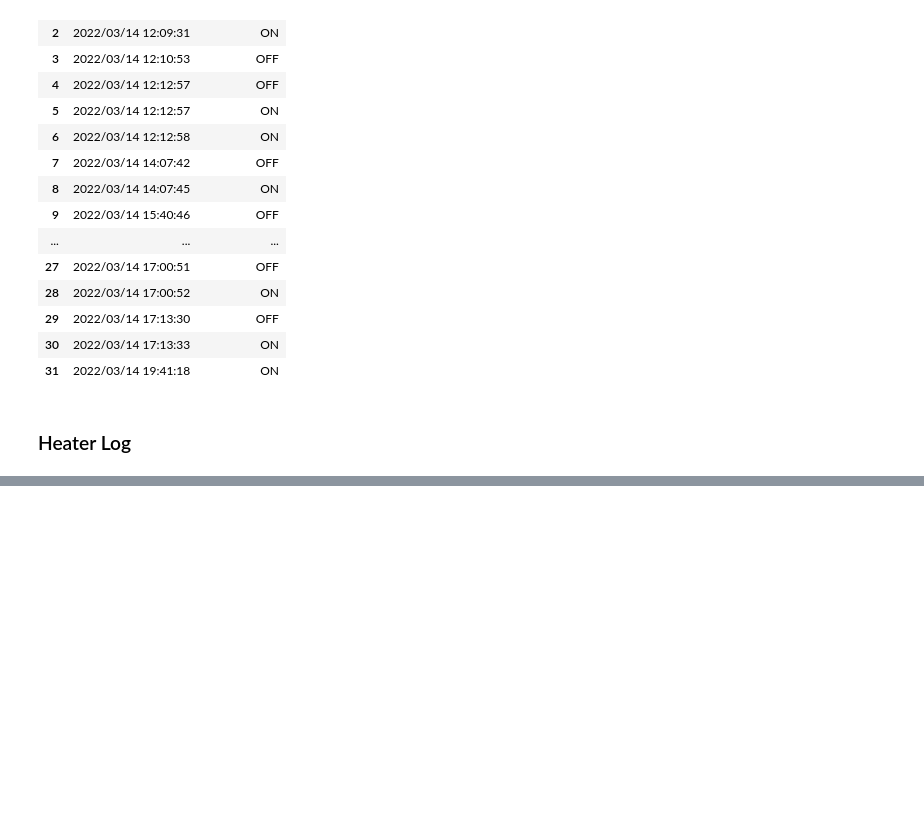
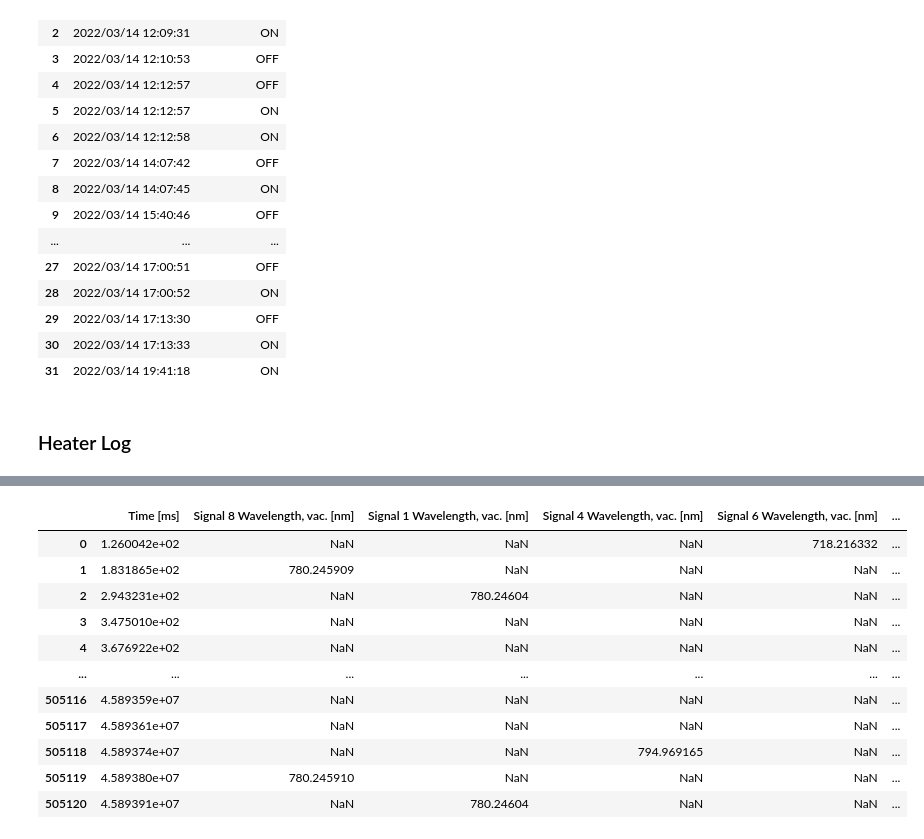
Before and after one commit to romanwixinger/data-engineering-utokyo, a Jupyter notebook: notebooks/data_exploration.ipynb, the cells around one changed output, grey strips where cells are left out. Drawn from its saved outputs; the diff is of its cells as text; code cells hidden in the pictures; blank space fills up the shorter version.

```diff
--- a/notebooks/data_exploration.ipynb
+++ b/notebooks/data_exploration.ipynb
@@ -189,0 +217,87 @@ heater_df = Heater.get_table()
+# %%
+class Laser():
+
+    @classmethod
+    def get_data(cls, filepath: str=location+"15.03.2022, 21.30, 384.22817013 THz.lta") -> pd.DataFrame:
+         return pd.read_csv(filepath_or_buffer=filepath,
+                            skiprows=119,
+                            delimiter="	")
+    @classmethod
+    def get_metadata(cls, filepath: str=location+"15.03.2022, 21.30, 384.22817013 THz.lta"):
+        with open(filepath, newline='', encoding="cp932") as f:
+            reader = csv.reader(f, delimiter="	")
+            metadata_list = list(reader)[:119]
+
+            # Title
+            title_column = ["Title"]
+            title_row = [metadata_list[0][0]]
+
+            # General info
+            gi_columns = [m[0] for m in metadata_list[1:7]]
+            gi_rows = [cls._combine(m[1:]) for m in metadata_list[1:7]]
+
+            # General settings
+            gs_columns = [m[0] for m in metadata_list[9:20]]
+            gs_rows = [cls._combine(m[1:]) for m in metadata_list[9:20]]
+
+            # Frames 1-6
+            frame_columns = (
+                [m[0] for m in metadata_list[22:36]]
+                + [m[0] for m in metadata_list[38:52]]
+                + [m[0] for m in metadata_list[54:68]]
+                + [m[0] for m in metadata_list[70:84]]
+                + [m[0] for m in metadata_list[86:100]]
+                + [m[0] for m in metadata_list[102:116]]
+            )
+
+            frame_rows = (
+                [cls._combine(m[1:]) for m in metadata_list[22:36]]
+                + [cls._combine(m[1:]) for m in metadata_list[38:52]]
+                + [cls._combine(m[1:]) for m in metadata_list[54:68]]
+                + [cls._combine(m[1:]) for m in metadata_list[70:84]]
+                + [cls._combine(m[1:]) for m in metadata_list[86:100]]
+                + [cls._combine(m[1:]) for m in metadata_list[102:116]]
+            )
+
+            columns = title_column + gi_columns + gs_columns + frame_columns
+            row = title_row + gi_rows + gs_rows + frame_rows
+            df = pd.DataFrame(data=[row], columns=columns)
+            return df
+
+    @classmethod
+    def get_table(cls, filepath: str=location+"15.03.2022, 21.30, 384.22817013 THz.lta"):
+        data_df = cls.get_data(filepath)
+        metadata_df = cls.get_metadata(filepath)
+        return data_df.merge(metadata_df, how='cross')
+
+    @classmethod
+    def _combine(cls, entries: list):
+        """ If entries has length 1, then it returns the entry.
+            Otherwise, it converts the list to a comma separated string.
+        """
+        if len(entries) == 0:
+            return None
+
+        if len(entries) == 1:
+            return entries[0]
+
+        return ",".join(entries)
+
+
+laser_data_df = Laser.get_data()
+laser_metadata_df = Laser.get_metadata()
+laser_df = Laser.get_table()
+laser_df
+# %% [output]
+|  | Time [ms] | Signal 8 Wavelength, vac. [nm] | Signal 1 Wavelength, vac. [nm] | Signal 4 Wavelength, vac. [nm] | Signal 6 Wavelength, vac. [nm] | ... |
+| 0 | 1.260042e+02 | NaN | NaN | NaN | 718.216332 | ... |
+| 1 | 1.831865e+02 | 780.245909 | NaN | NaN | NaN | ... |
+| 2 | 2.943231e+02 | NaN | 780.24604 | NaN | NaN | ... |
+| 3 | 3.475010e+02 | NaN | NaN | NaN | NaN | ... |
+| 4 | 3.676922e+02 | NaN | NaN | NaN | NaN | ... |
+| ... | ... | ... | ... | ... | ... | ... |
+| 505116 | 4.589359e+07 | NaN | NaN | NaN | NaN | ... |
+| 505117 | 4.589361e+07 | NaN | NaN | NaN | NaN | ... |
+| 505118 | 4.589374e+07 | NaN | NaN | 794.969165 | NaN | ... |
+| 505119 | 4.589380e+07 | 780.245910 | NaN | NaN | NaN | ... |
+| 505120 | 4.589391e+07 | NaN | 780.24604 | NaN | NaN | ... |
```
Also changed, not shown: parts of 16 cells of this notebook.
